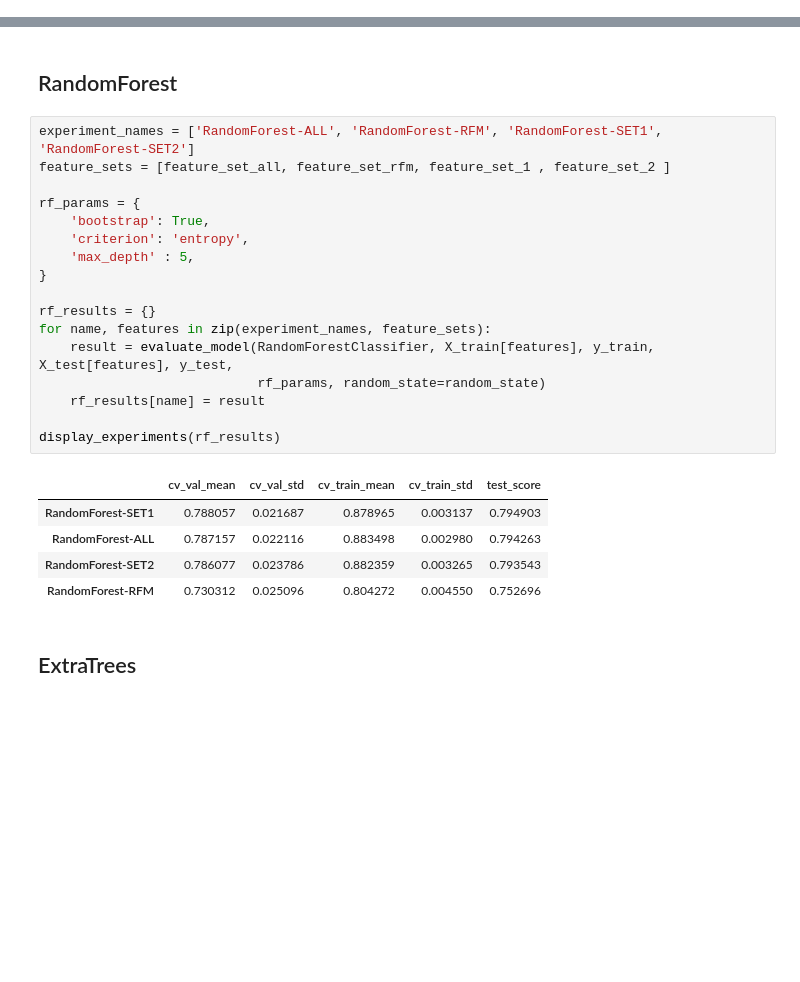
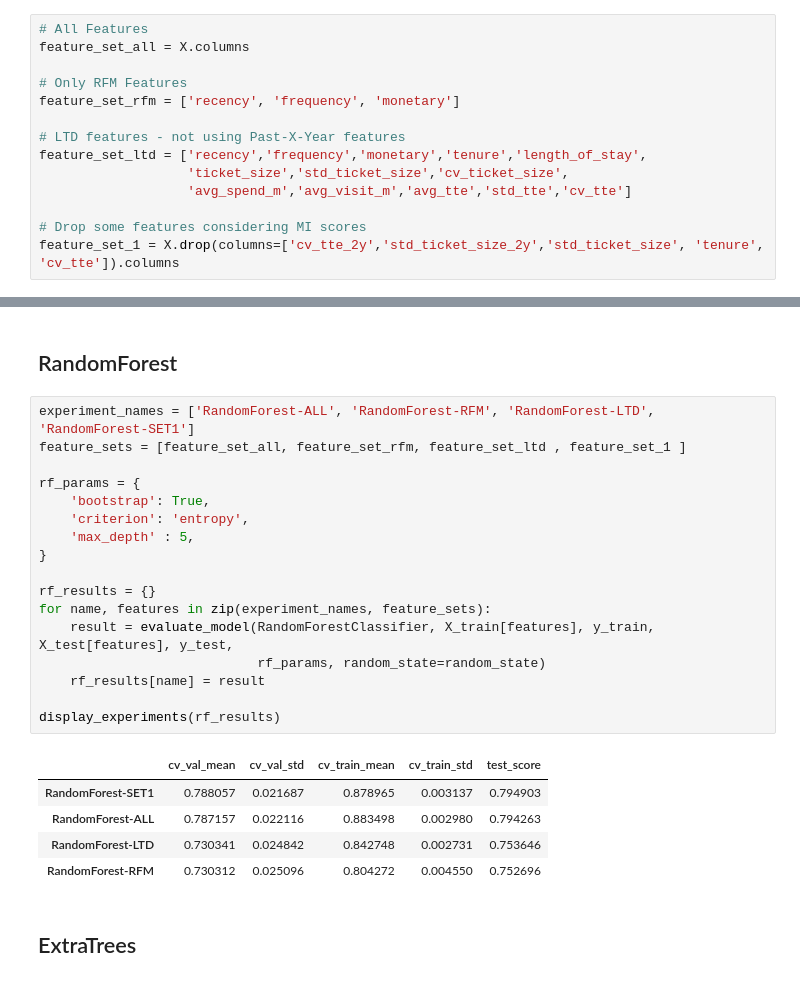
Before and after one commit to tanatiem/campaign-response, a Jupyter notebook: notebooks/campaign_response_prediction.ipynb, the cells around one changed output, grey strips where cells are left out. Drawn from its saved outputs; the diff is of its cells as text; blank space fills up the shorter version.

```diff
--- a/notebooks/campaign_response_prediction.ipynb
+++ b/notebooks/campaign_response_prediction.ipynb
@@ -840,3 +840,17 @@ feature_set_2 = X.drop(columns=['cv_tte_2y','std_ticket_size_2y', 'monetary','fr
+# %%
+# All Features
+feature_set_all = X.columns
+
+# Only RFM Features
+feature_set_rfm = ['recency', 'frequency', 'monetary']
+
+# LTD features - not using Past-X-Year features
+feature_set_ltd = ['recency','frequency','monetary','tenure','length_of_stay',
+                   'ticket_size','std_ticket_size','cv_ticket_size',
+                   'avg_spend_m','avg_visit_m','avg_tte','std_tte','cv_tte']
+
+# Drop some features considering MI scores
+feature_set_1 = X.drop(columns=['cv_tte_2y','std_ticket_size_2y','std_ticket_size', 'tenure', 'cv_tte']).columns
 # %% [markdown]
 ## Utility functions
 # %%
@@ -882,27 +896,27 @@ def display_experiments(results):
 # %% [markdown]
 ## RandomForest
 # %%
-experiment_names = ['RandomForest-ALL', 'RandomForest-RFM', 'RandomForest-SET1', 'RandomForest-SET2']
-feature_sets = [feature_set_all, feature_set_rfm, feature_set_1 , feature_set_2 ]
+experiment_names = ['RandomForest-ALL', 'RandomForest-RFM', 'RandomForest-LTD', 'RandomForest-SET1']
+feature_sets = [feature_set_all, feature_set_rfm, feature_set_ltd , feature_set_1 ]
 
 rf_params = {
     'bootstrap': True,
     'criterion': 'entropy',
     'max_depth' : 5,
 }
 
 rf_results = {}
 for name, features in zip(experiment_names, feature_sets):
     result = evaluate_model(RandomForestClassifier, X_train[features], y_train, X_test[features], y_test,
                             rf_params, random_state=random_state)
     rf_results[name] = result
 
 display_experiments(rf_results)
 # %% [output]
 |  | cv_val_mean | cv_val_std | cv_train_mean | cv_train_std | test_score |
 | RandomForest-SET1 | 0.788057 | 0.021687 | 0.878965 | 0.003137 | 0.794903 |
 | RandomForest-ALL | 0.787157 | 0.022116 | 0.883498 | 0.002980 | 0.794263 |
-| RandomForest-SET2 | 0.786077 | 0.023786 | 0.882359 | 0.003265 | 0.793543 |
+| RandomForest-LTD | 0.730341 | 0.024842 | 0.842748 | 0.002731 | 0.753646 |
 | RandomForest-RFM | 0.730312 | 0.025096 | 0.804272 | 0.004550 | 0.752696 |
 # %% [markdown]
 ## ExtraTrees
```
Also changed, not shown: parts of 16 cells of this notebook.
